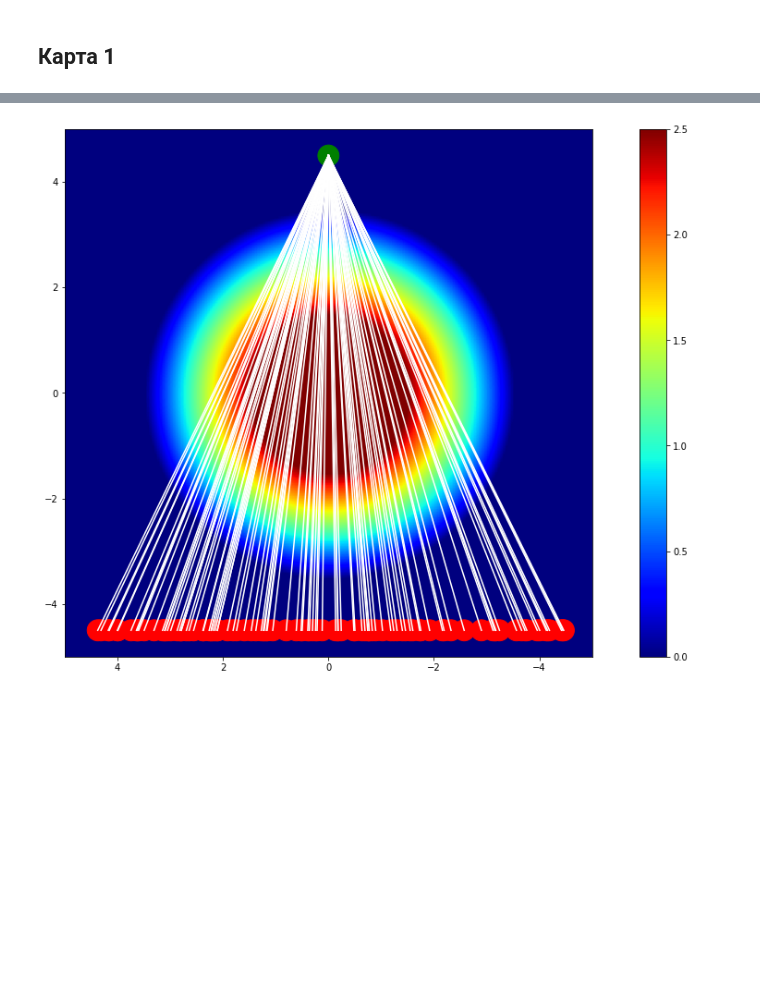
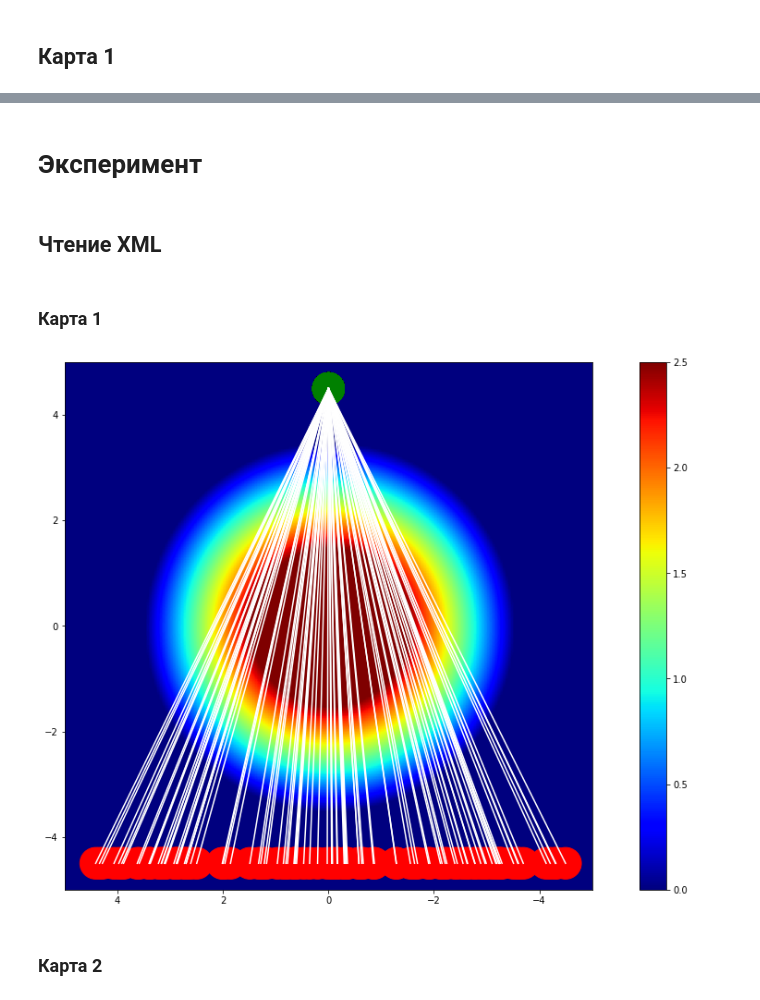
Before and after one commit to FastSense/mppic, a Jupyter notebook: mppic/experiments/experiments_processing/processing.ipynb, the cells around one changed output, grey strips where cells are left out. Cells and saved outputs as stored; diff of their text form; code cells hidden in the pictures; blank space fills up the shorter version.

```diff
--- a/mppic/experiments/experiments_processing/processing.ipynb
+++ b/mppic/experiments/experiments_processing/processing.ipynb
@@ -285,7 +394,7 @@ def quaternion_from_vector(vector_2d):
 # %% [markdown]
 ## Карта 1
 # %%
-number_of_tasks = 100
+number_of_tasks_map_1 = 100
 
 
 starts = []
@@ -295,13 +404,13 @@ goals = []
 size = 0.2
 start_pos = (4.5 ,0)
 
-goals_y = np.random.uniform(-4.5, 4.5, number_of_tasks)
+goals_y = np.random.uniform(-4.5, 4.5, number_of_tasks_map_1)
 
-for i in range(number_of_tasks):
+for i in range(number_of_tasks_map_1):
     goal_pos = (-4.5, goals_y[i])
     q = quaternion_from_vector(np.array(goal_pos) - np.array(start_pos))
     starts.append((start_pos[0], start_pos[1], q[0], q[1], q[2], q[3]))
     goals.append((goal_pos[0], goal_pos[1], q[0], q[1], q[2], q[3]))
 
-task_xml_generator(starts, goals, "tasks_map_1.xml")
+task_xml_generator(starts, goals, "tasks_map_1_1.xml")
 map_xml_generator(map_1, resolution, "map_1.xml")
@@ -307,0 +467,4 @@ map_xml_generator(map_1, resolution, "map_1.xml")
+# %% [markdown]
+# Эксперимент
+# %% [markdown]
+## Чтение XML
@@ -308,22 +511,25 @@ map_xml_generator(map_1, resolution, "map_1.xml")
+# %%
+def draw_all_tasks(height_map, resolution, starts, goals, robot_size):
+
+    fig, ax = draw_map_2d(height_map, resolution)
+
+    for i in range(len(starts)):
+        start = starts[i]
+        goal = goals[i]
+        start_circ = plt.Circle((start[1], start[0]), robot_size, color='g')
+        goal_circ = plt.Circle((goal[1], goal[0]), robot_size, color='r')
+        ax.add_patch(start_circ)
+        ax.add_patch(goal_circ)
+
+        plt.plot([start[1], goal[1]], [start[0], goal[0]], color='w')
+# %% [markdown]
+### Карта 1
 # %%
-
-
-# fig = plt.figure()
-
-fig, ax = plt.subplots()
-fig.set_size_inches(18.5, 10.5)
-p = plt.imshow(map_1, cmap='jet', extent=[max_y_1, min_y_1, min_x_1, max_x_1])
-
-start_circ = plt.Circle(start_pos[::-1], size, color='g')
-ax.add_patch(start_circ)
-
-for goal in goals:
-    goal_circ = plt.Circle((goal[1], goal[0]), size, color='r')
-    ax.add_patch(goal_circ)
-    plt.plot([start_pos[1], goal[1]], [start_pos[0], goal[0]], color='w')
-
-
-plt.colorbar(p)
-plt.show()
+map_1, resolution = read_map("map_1.xml")
+starts_map_1, goals_map_1 = read_tasks("tasks_map_1_1.xml")
+robot_size = 0.3
+draw_all_tasks(map_1, resolution, starts_map_1, goals_map_1, robot_size)
 # %% [output]
-[figure, old version]
+[figure, new version]
+# %% [markdown]
+### Карта 2
```
Also changed, not shown: parts of 38 cells of this notebook, 5 other files.
